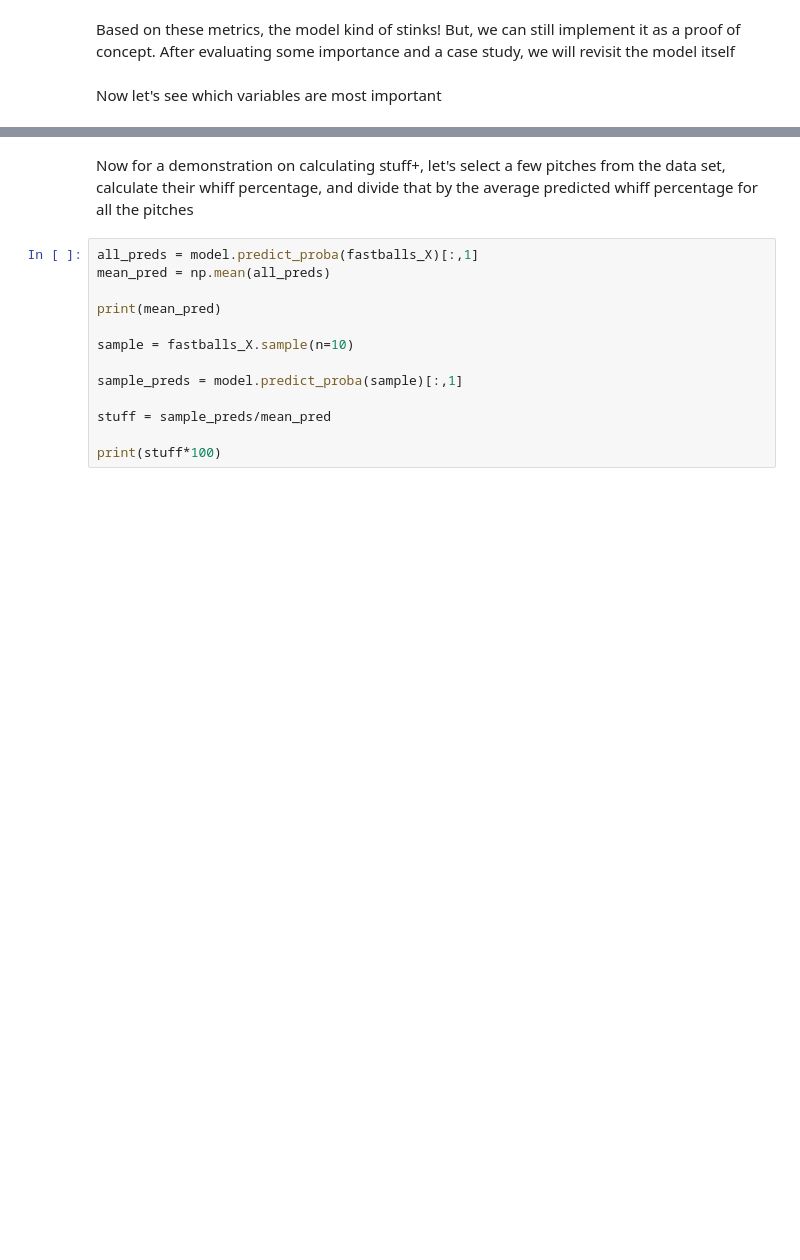
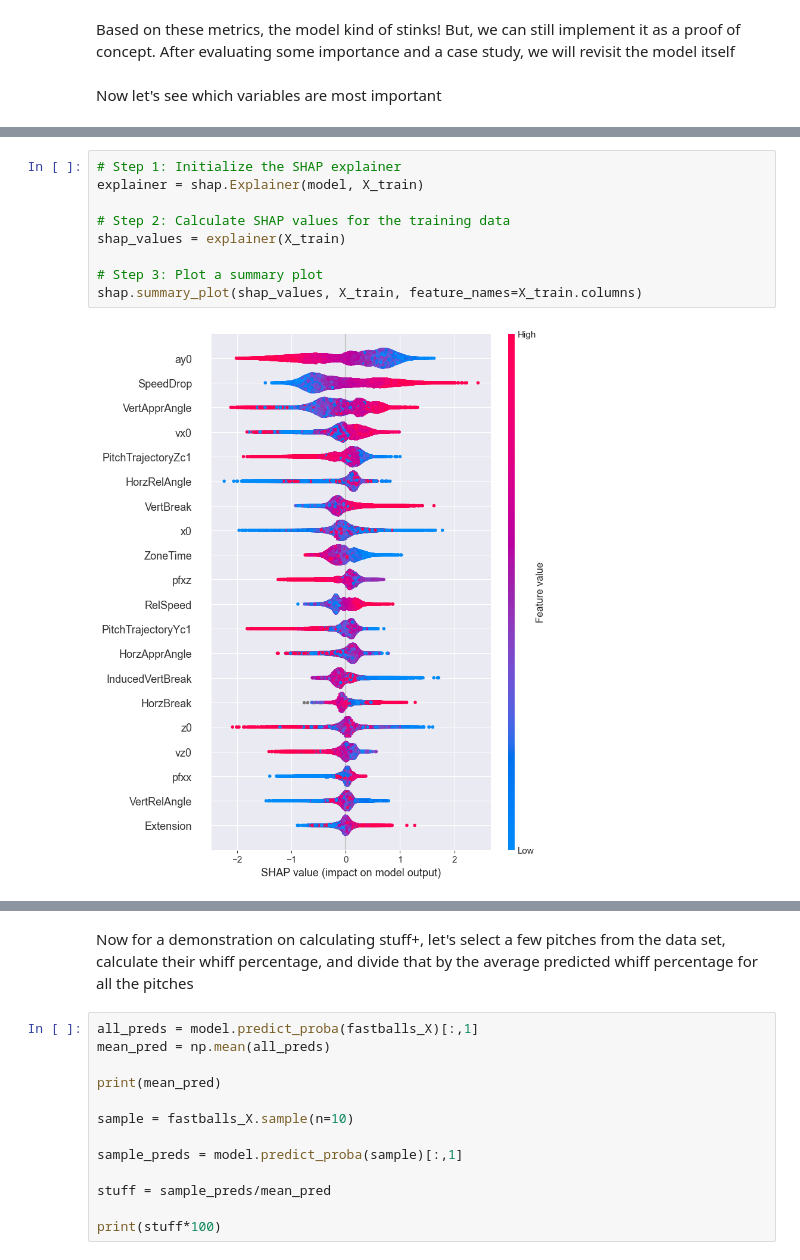
Before and after one commit to charlesbenfer/stuff_plus, a Jupyter notebook: data_analysis/fastball_xgboost.ipynb, the cells around one changed output, grey strips where cells are left out. Saved outputs shown, nothing was run; the diff lists cells and outputs as text; blank space fills up the shorter version.

```diff
--- a/data_analysis/fastball_xgboost.ipynb
+++ b/data_analysis/fastball_xgboost.ipynb
@@ -182,0 +184,11 @@ xgboost.plot_importance(model, max_num_features=20)
+# %%
+# Step 1: Initialize the SHAP explainer
+explainer = shap.Explainer(model, X_train)
+
+# Step 2: Calculate SHAP values for the training data
+shap_values = explainer(X_train)
+
+# Step 3: Plot a summary plot
+shap.summary_plot(shap_values, X_train, feature_names=X_train.columns)
+# %% [output]
+[figure, added]
```
Also changed, not shown: parts of 18 cells of this notebook, 4 other files.
